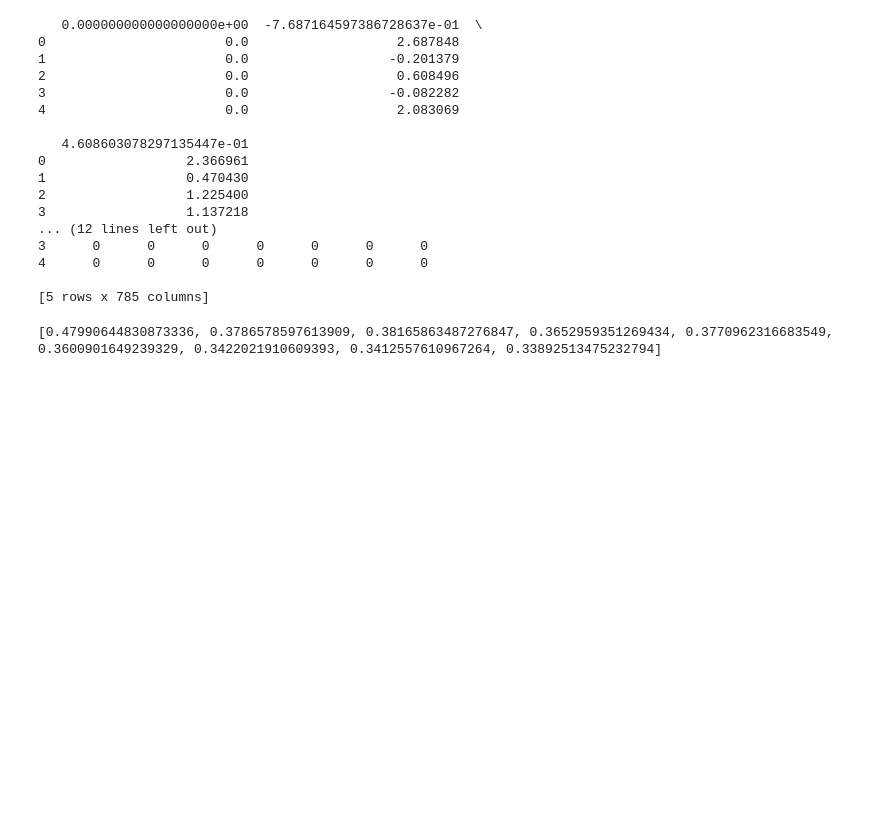
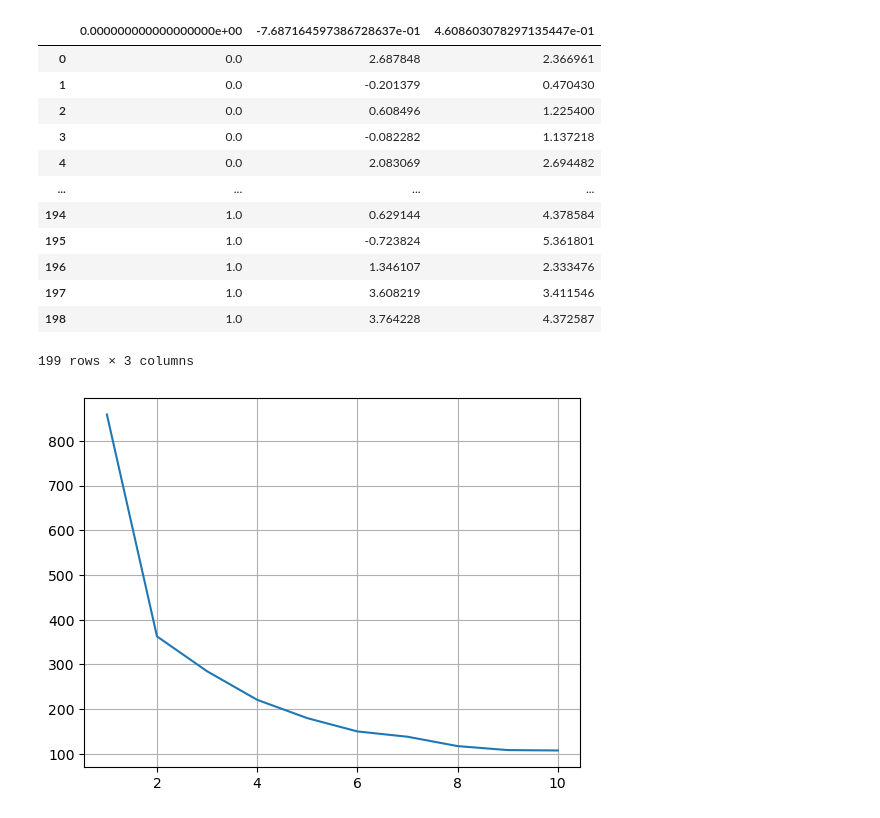
Before and after one commit to SergiyDovgopolyk/Data_Science, a Jupyter notebook: HW-6.ipynb, the cells around one changed output. Saved outputs shown, nothing was run; the diff lists cells and outputs as text; code cells hidden in the pictures; blank space fills up the shorter version.

```diff
--- a/HW-6.ipynb
+++ b/HW-6.ipynb
@@ -13,43 +14,35 @@ data_2d = pd.read_csv('data_2d.csv')
 
 mnist = pd.read_csv('mnist.csv')
 
-print(data_2d.head())
-print(mnist.head())
+data_2d
+data_2d
 # %% [output]
+|  | 0.000000000000000000e+00 | -7.687164597386728637e-01 | 4.608603078297135447e-01 |
+| 0 | 0.0 | 2.687848 | 2.366961 |
+| 1 | 0.0 | -0.201379 | 0.470430 |
+| 2 | 0.0 | 0.608496 | 1.225400 |
+| 3 | 0.0 | -0.082282 | 1.137218 |
+| 4 | 0.0 | 2.083069 | 2.694482 |
+| ... | ... | ... | ... |
+| 194 | 1.0 | 0.629144 | 4.378584 |
+| 195 | 1.0 | -0.723824 | 5.361801 |
+| 196 | 1.0 | 1.346107 | 2.333476 |
+| 197 | 1.0 | 3.608219 | 3.411546 |
+| 198 | 1.0 | 3.764228 | 4.372587 |
-   0.000000000000000000e+00  -7.687164597386728637e-01  \
-0                       0.0                   2.687848
-1                       0.0                  -0.201379
-2                       0.0                   0.608496
-3                       0.0                  -0.082282
-4                       0.0                   2.083069
-
-   4.608603078297135447e-01
-0                  2.366961
-1                  0.470430
-2                  1.225400
-3                  1.137218
-... (12 lines left out)
-3      0      0      0      0      0      0      0
-4      0      0      0      0      0      0      0
-
-[5 rows x 785 columns]
+199 rows × 3 columns
+# %%
+inertia_d = []
+for i in range(1, 11):
+    claster = KMeans(n_clusters=i, n_init='auto').fit(data_2d)
+    inertia_d.append(claster.inertia_)
+plt.grid()
+plt.plot(range(1, 11), inertia_d)
+plt.show()
+# %% [output]
+[figure, added]
 # %%
 # Вилучення першого стовпця (мітки класу)
 data_2d_features = data_2d.iloc[:, 1:]
 
-# Стандартизація даних
-scaler = StandardScaler()
-data_2d_scaled = scaler.fit_transform(data_2d)
-mnist_scaled = scaler.fit_transform(mnist)
-
-# Знаходження оптимальної кількості кластерів для датасету "data_2d.csv"
-silhouette_scores_2d = []
-for n_clusters in range(2, 11):
-    kmeans_2d = KMeans(n_clusters=n_clusters)
-    kmeans_2d.fit(data_2d_features)
-    silhouette_scores_2d.append(silhouette_score(data_2d_features, kmeans_2d.labels_))
-
-print(silhouette_scores_2d)
+model_d = KMeans(n_clusters=2, n_init = 'auto').fit(data_2d_features)
-# %% [output]
-[0.47990644830873336, 0.3786578597613909, 0.38165863487276847, 0.3652959351269434, 0.3770962316683549, 0.3600901649239329, 0.3422021910609393, 0.3412557610967264, 0.33892513475232794]
 # %%
```
Also changed, not shown: parts of 6 cells of this notebook.
